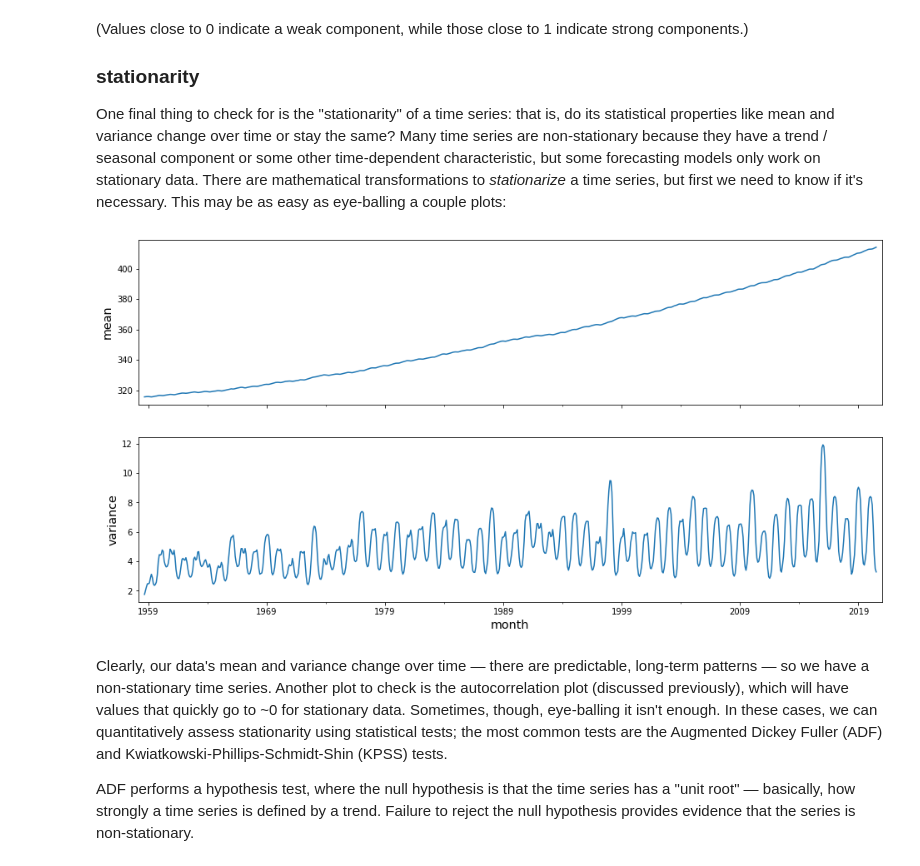
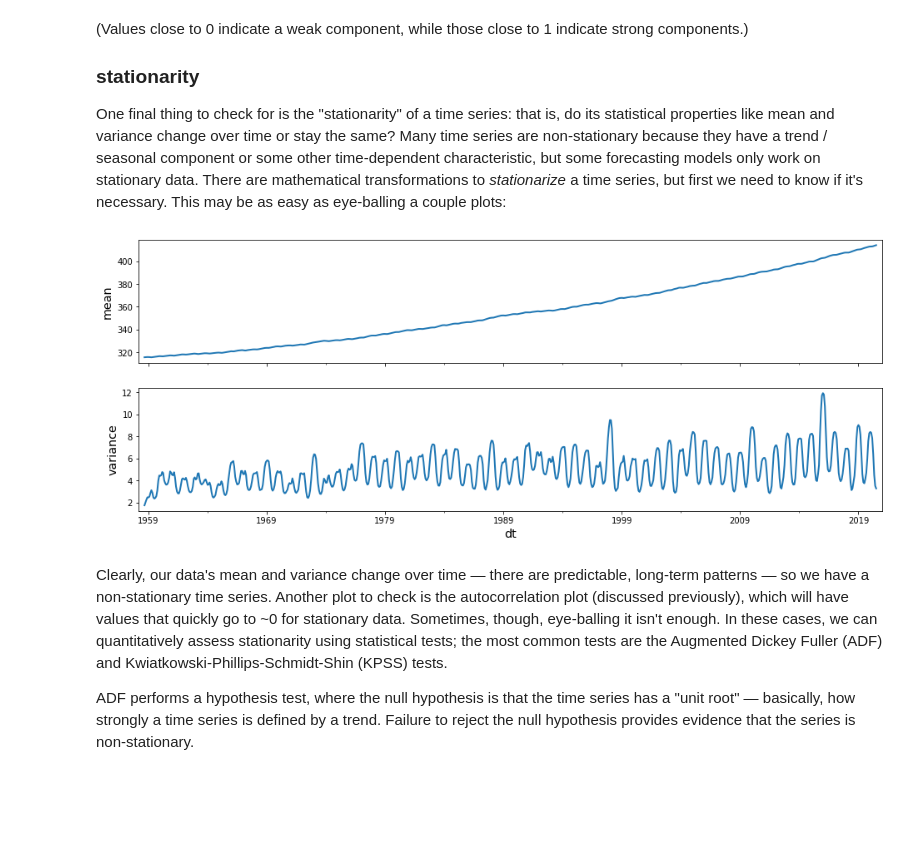
Before and after one commit to bdewilde/data-dives, a Jupyter notebook: notebooks/time-series-forecasting-basics.ipynb, the cells around one changed output. Drawn from its saved outputs; the diff is of its cells as text; code cells hidden in the pictures; blank space fills up the shorter version.

```diff
--- a/notebooks/time-series-forecasting-basics.ipynb
+++ b/notebooks/time-series-forecasting-basics.ipynb
@@ -40,10 +36,11 @@ import time_series_forecasting_study
 # %%
-# plt.rcParamsDefault
+# set some default plot params
 plt.rcParams.update(
     {
         "figure.figsize": (16, 6),
         "axes.labelsize": "x-large",
         "legend.fontsize": "x-large",
         "legend.frameon": False,
+        "lines.linewidth": 2,
     }
 )
@@ -64,7 +61,7 @@ Lastly, it's worth noting that our forecast will not be "good" because it violat
 
 First, let's download daily in-situ CO2 concentration measurements from 1958 – Present, via Scipps. We leave the "raw" dataset as-is, except for skipping the first ~30 rows, where the researchers have included dataset metadata that breaks the CSV format.
 # %%
-data_orig = time_series_forecasting_study.datasets.load_mlo_co2()
+data_orig = tsf.datasets.load_mlo_co2()
 data_orig
 # %% [output]
 |  | % Yr | Mn | Dy | CO2 | NB | scale |
@@ -100,5 +97,5 @@ In some cases, we might also like to transform the values in order to remove kno
 # %%
-data = time_series_forecasting_study.datasets.munge_mlo_co2(data_orig, freq="MS", fill="interpolate")
+data = tsf.datasets.munge_mlo_co2(data_orig, freq="MS", fill="interpolate")
 data
 # %% [output]
 |  | CO2 |
@@ -263,11 +267,16 @@ strength_trend, strength_season
 
 One final thing to check for is the "stationarity" of a time series: that is, do its statistical properties like mean and variance change over time or stay the same? Many time series are non-stationary because they have a trend / seasonal component or some other time-dependent characteristic, but some forecasting models only work on stationary data. There are mathematical transformations to _stationarize_ a time series, but first we need to know if it's necessary. This may be as easy as eye-balling a couple plots:
 # %%
-fig, axes = plt.subplots(figsize=(16, 8), nrows=2, sharex=True)
-_ = data["CO2"].rolling(window=13, center=True).mean().plot.line(ax=axes[0], xlabel="month", ylabel="mean")
-_ = data["CO2"].rolling(window=13, center=True).var().plot.line(ax=axes[1], xlabel="month", ylabel="variance")
+_ = tsf.viz.plot_time_series(
+    [
+        data["CO2"].rolling(window=13, center=True).mean(),
+        data["CO2"].rolling(window=13, center=True).var(),
+    ],
+    labels=["mean", "variance"],
+    subplots=True,
+)
 # %% [output]
-[figure, old version]
+[figure, new version]
 # %% [markdown]
 Clearly, our data's mean and variance change over time — there are predictable, long-term patterns — so we have a non-stationary time series. Another plot to check is the autocorrelation plot (discussed previously), which will have values that quickly go to ~0 for stationary data. Sometimes, though, eye-balling it isn't enough. In these cases, we can quantitatively assess stationarity using statistical tests; the most common tests are the Augmented Dickey Fuller (ADF) and Kwiatkowski-Phillips-Schmidt-Shin (KPSS) tests.
 
```
Also changed, not shown: parts of 80 cells of this notebook.
